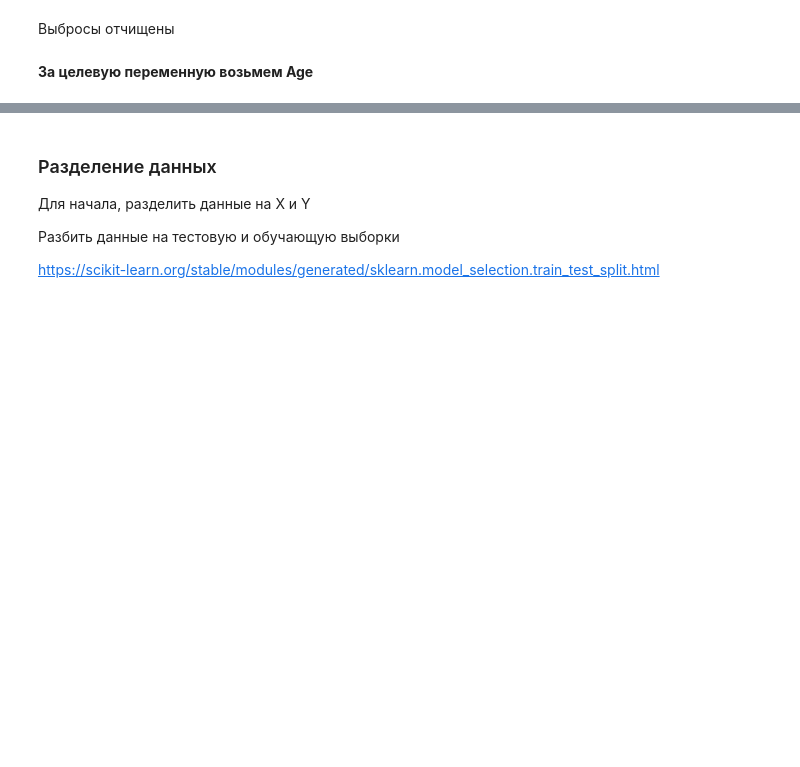
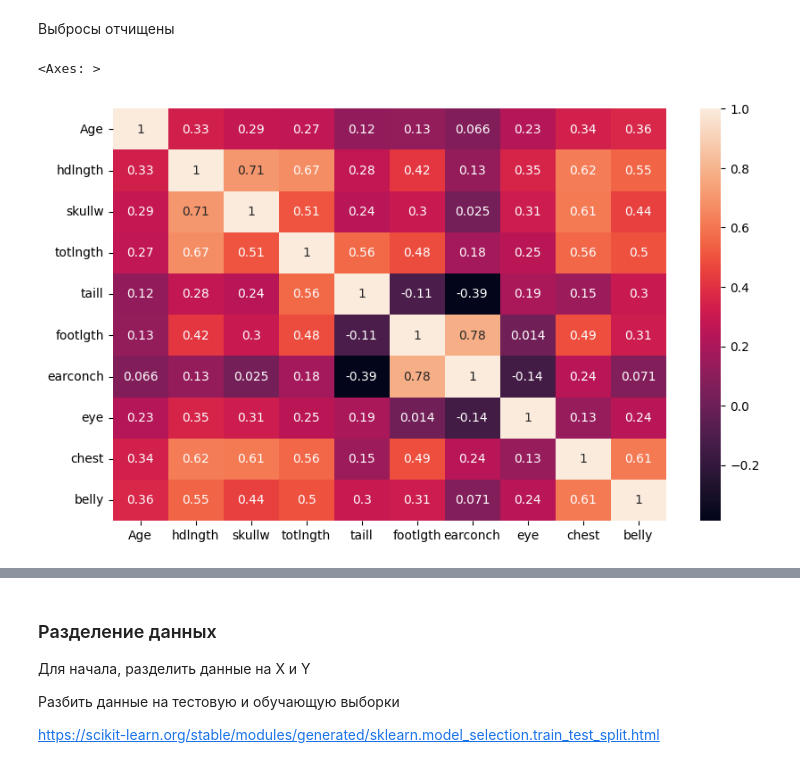
Before and after one commit to YLysov0017/Pproject, a Jupyter notebook: ML_lab5.ipynb, the cells around one changed output, grey strips where cells are left out. Drawn from its saved outputs; the diff is of its cells as text; code cells hidden in the pictures; blank space fills up the shorter version.

```diff
--- a/ML_lab5.ipynb
+++ b/ML_lab5.ipynb
@@ -149,4 +152,22 @@ plt.show()
 # %% [markdown]
 Выбросы отчищены
-# %% [markdown]
-**За целевую переменную возьмем Age**
+# %%
+corr_matrix = pd.DataFrame({
+    "Age": df["age"],
+    "hdlngth": df["hdlngth"],
+    "skullw": df["skullw"],
+    "totlngth": df["totlngth"],
+    "taill": df["taill"],
+    "footlgth": df["footlgth"],
+    "earconch": df["earconch"],
+    "eye": df["eye"],
+    "chest": df["chest"],
+    "belly": df["belly"]
+}).corr()
+
+
+plt.figure(figsize=(10, 6))
+sns.heatmap(corr_matrix, annot=True)
+# %% [output]
+<Axes: >
+[figure, added]
```
Also changed, not shown: parts of 26 cells of this notebook.
